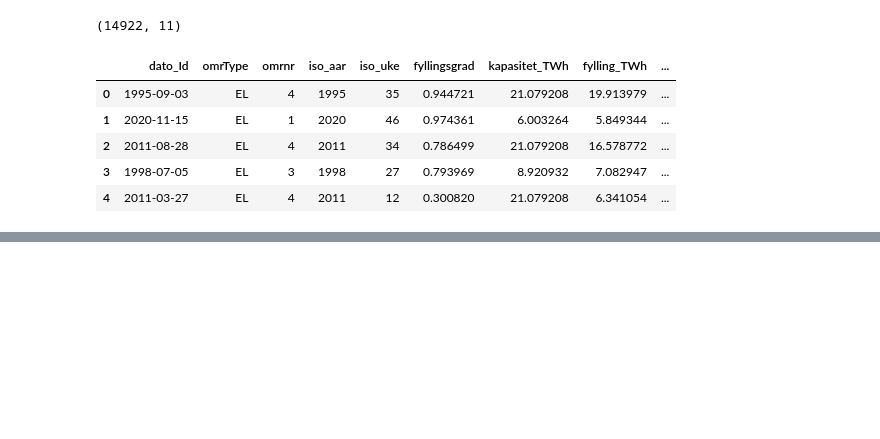
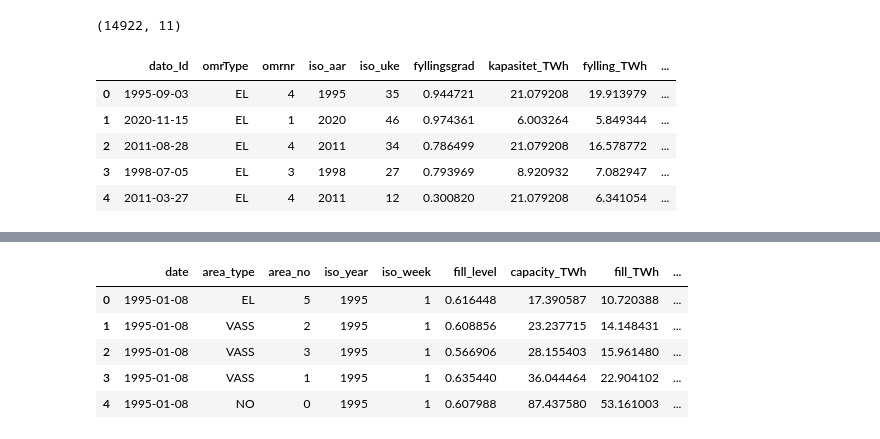
Before and after one commit to viktorbgulbrandsen/ind320-viktorbgulbrandsen, a Jupyter notebook: project2/part2.ipynb, the cells around one changed output, grey strips where cells are left out. Cells and saved outputs as stored; diff of their text form; code cells hidden in the pictures; blank space fills up the shorter version.

```diff
--- a/project2/part2.ipynb
+++ b/project2/part2.ipynb
@@ -40,0 +80,26 @@ df.head()
+# %%
+# let us convert the names again
+columns = {
+    "dato_Id": "date",
+    "omrType": "area_type",
+    "omrnr": "area_no",
+    "iso_aar": "iso_year",
+    "iso_uke": "iso_week",
+    "fyllingsgrad": "fill_level",
+    "kapasitet_TWh": "capacity_TWh",
+    "fylling_TWh": "fill_TWh",
+    "fyllingsgrad_forrige_uke": "fill_level_prev_week",
+    "endring_fyllingsgrad": "fill_level_change",
+}
+
+#drop publiseringsdato as in part 1, rename
+df = df.drop(columns="neste_Publiseringsdato")
+df = df.rename(columns=columns)
+df.head()
+# %% [output]
+|  | date | area_type | area_no | iso_year | iso_week | fill_level | capacity_TWh | fill_TWh | ... |
+| 0 | 1995-01-08 | EL | 5 | 1995 | 1 | 0.616448 | 17.390587 | 10.720388 | ... |
+| 1 | 1995-01-08 | VASS | 2 | 1995 | 1 | 0.608856 | 23.237715 | 14.148431 | ... |
+| 2 | 1995-01-08 | VASS | 3 | 1995 | 1 | 0.566906 | 28.155403 | 15.961480 | ... |
+| 3 | 1995-01-08 | VASS | 1 | 1995 | 1 | 0.635440 | 36.044464 | 22.904102 | ... |
+| 4 | 1995-01-08 | NO | 0 | 1995 | 1 | 0.607988 | 87.437580 | 53.161003 | ... |
```
Also changed, not shown: parts of 32 cells of this notebook, 14 other files.
